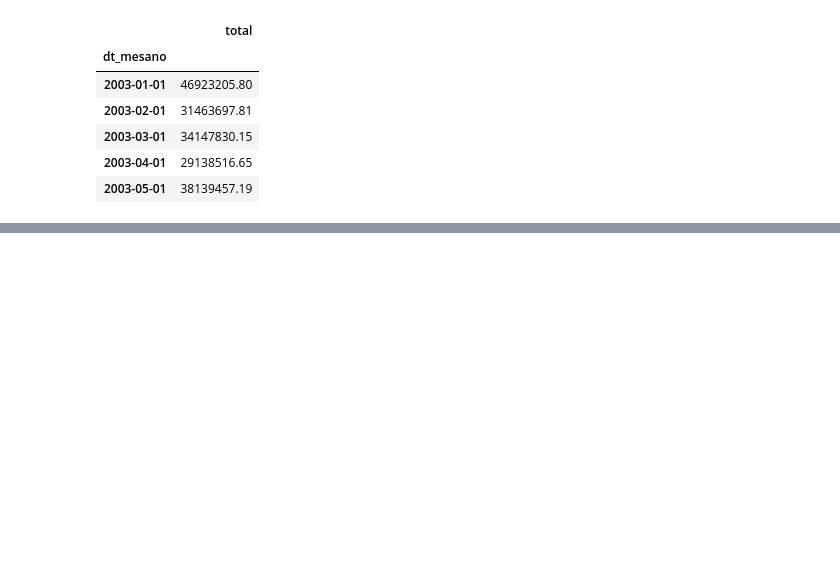
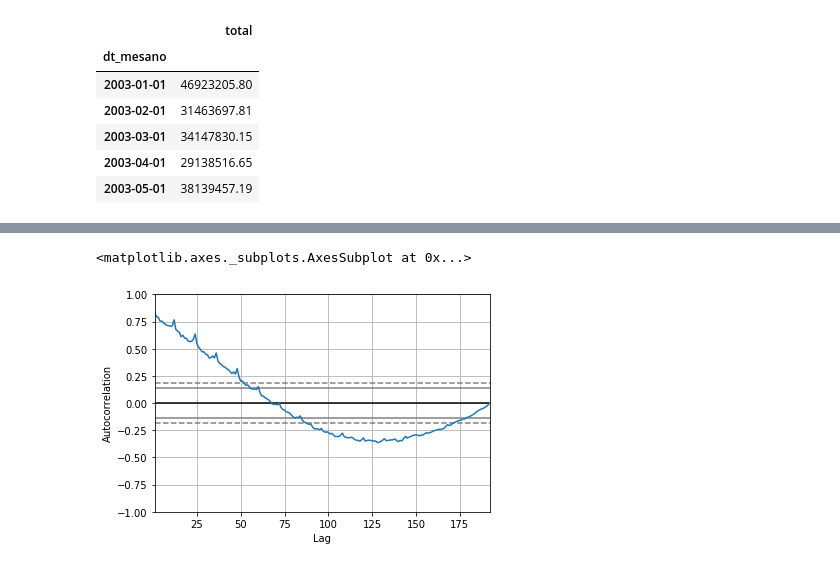
Before and after one commit to irbraga/data-science, a Jupyter notebook: tcc-puc-minas/notebooks/[TCC] Séries Temporais Orçamentárias Municipal e Predição Orçamentária.ipynb, the cells around one changed output, grey strips where cells are left out. Saved outputs shown, nothing was run; the diff lists cells and outputs as text; code cells hidden in the pictures; blank space fills up the shorter version.

```diff
--- a/tcc-puc-minas/notebooks/[TCC] Séries Temporais Orçamentárias Municipal e Predição Orçamentária.ipynb
+++ b/tcc-puc-minas/notebooks/[TCC] Séries Temporais Orçamentárias Municipal e Predição Orçamentária.ipynb
@@ -241,0 +280,7 @@ plt.show()
+# %%
+from pandas.plotting import autocorrelation_plot
+
+autocorrelation_plot(group_by_mes_ano.total)
+# %% [output]
+<matplotlib.axes._subplots.AxesSubplot at 0x...>
+[figure, added]
```
Also changed, not shown: parts of 12 cells of this notebook.
